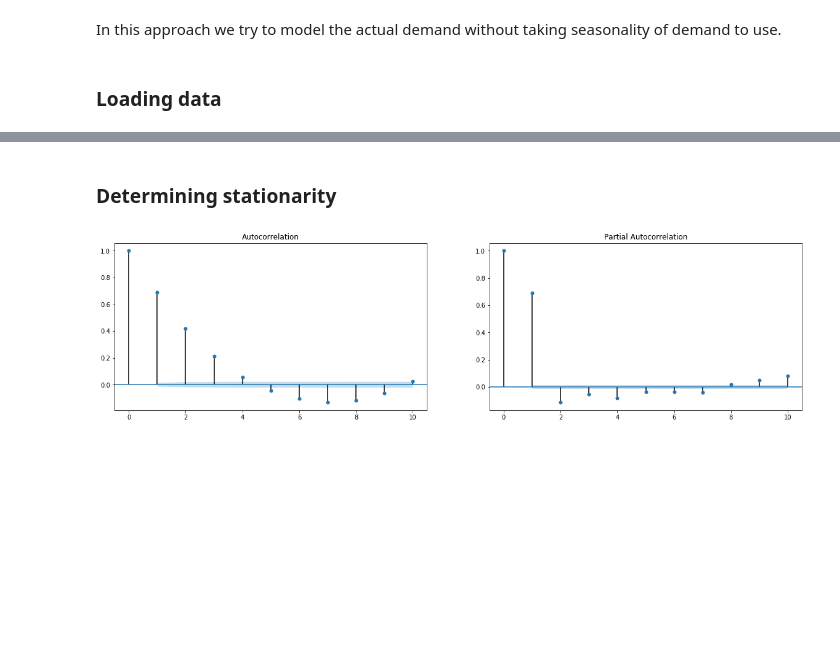
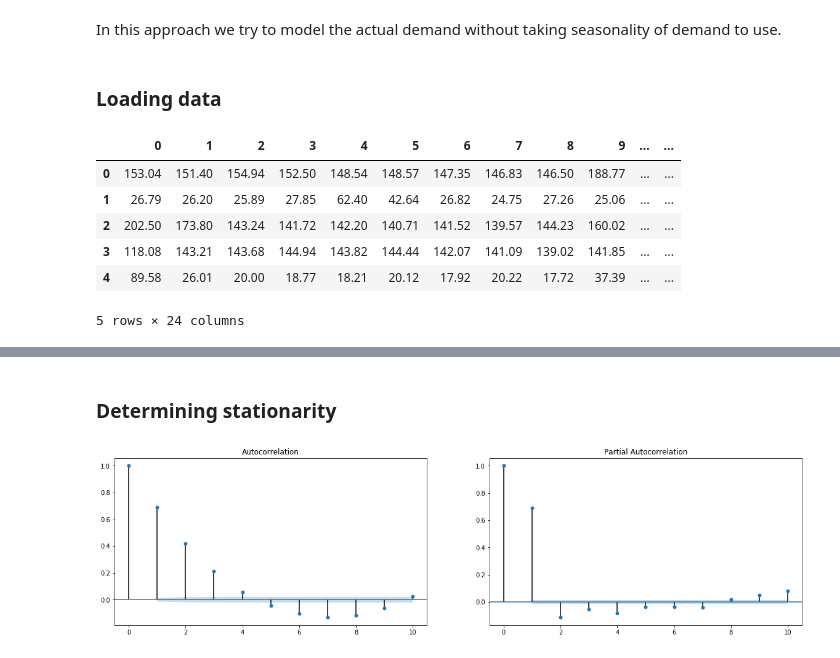
Before and after one commit to abhishek0318/Optimal-Bidding, a Jupyter notebook: Prediction.ipynb, the cells around one changed output, grey strips where cells are left out. Saved outputs shown, nothing was run; the diff lists cells and outputs as text; code cells hidden in the pictures; blank space fills up the shorter version.

```diff
--- a/Prediction.ipynb
+++ b/Prediction.ipynb
@@ -18,6 +18,16 @@ In this approach we try to model the actual demand without taking seasonality of
 # %%
 demand_train_actual = pd.read_csv('./Processed Data/Demand_Train.csv', header=None)
 demand_train_oracle = pd.read_csv('./Processed Data/Demand_Train_pred.csv', header=None)
+# %%
+demand_train_actual.head()
+# %% [output]
+|  | 0 | 1 | 2 | 3 | 4 | 5 | 6 | 7 | 8 | 9 | ... | ... |
+| 0 | 153.04 | 151.40 | 154.94 | 152.50 | 148.54 | 148.57 | 147.35 | 146.83 | 146.50 | 188.77 | ... | ... |
+| 1 | 26.79 | 26.20 | 25.89 | 27.85 | 62.40 | 42.64 | 26.82 | 24.75 | 27.26 | 25.06 | ... | ... |
+| 2 | 202.50 | 173.80 | 143.24 | 141.72 | 142.20 | 140.71 | 141.52 | 139.57 | 144.23 | 160.02 | ... | ... |
+| 3 | 118.08 | 143.21 | 143.68 | 144.94 | 143.82 | 144.44 | 142.07 | 141.09 | 139.02 | 141.85 | ... | ... |
+| 4 | 89.58 | 26.01 | 20.00 | 18.77 | 18.21 | 20.12 | 17.92 | 20.22 | 17.72 | 37.39 | ... | ... |
+5 rows × 24 columns
 # %%
 series = demand_train_actual.values.flatten()
 plt.figure(figsize=(20,5))
```
Also changed, not shown: parts of 19 cells of this notebook.
